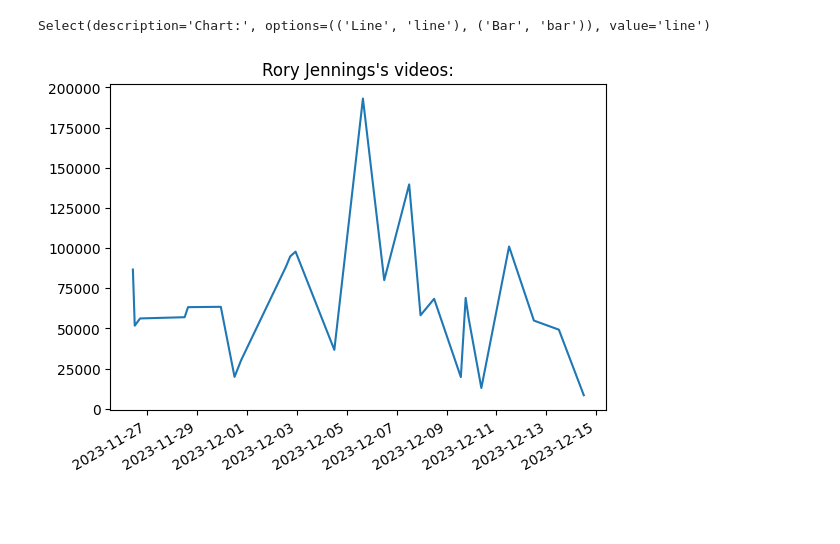
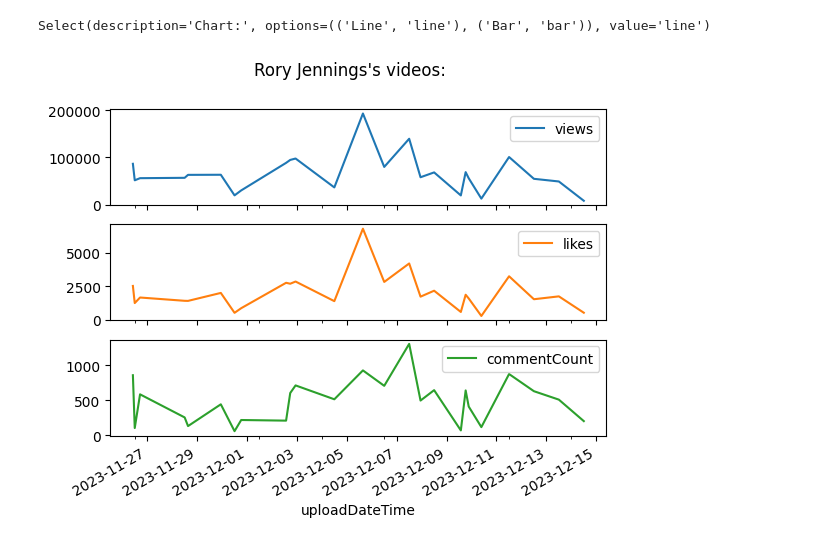
Before and after one commit to DiWen44/YT_API, a Jupyter notebook: visual.ipynb, the cells around one changed output. Drawn from its saved outputs; the diff is of its cells as text; code cells hidden in the pictures; blank space fills up the shorter version.

Commit message:
Filled out README & changed visual.ipynb so that it plots all variables on different charts, rather than only 1 selected variable

```diff
--- a/visual.ipynb
+++ b/visual.ipynb
@@ -73,0 +54,5 @@ data = data.reindex(index=data.index[::-1]) # Flips series so items are in ascen
+# %%
+# Extract columns to be plotted: duration, views, likes, commentCount with uploadDateTime as an index
+vars = videos.loc[:,'uploadDateTime':'commentCount']
+vars.set_index('uploadDateTime', inplace=True)
+vars
@@ -83,6 +87,6 @@ display(chartSelect)
 # %% [output]
 Select(description='Chart:', options=(('Line', 'line'), ('Bar', 'bar')), value='line')
 # %%
-plot = data.plot(kind=chartSelect.value, title=f"{chanChoice['name']}'s videos:")
+plot = vars.plot(kind=chartSelect.value, title=f"{chanChoice['name']}'s videos:", subplots=True)
 # %% [output]
-[figure, old version]
+[figure, new version]
```
Also changed, not shown: parts of 4 cells of this notebook, 1 other file.
